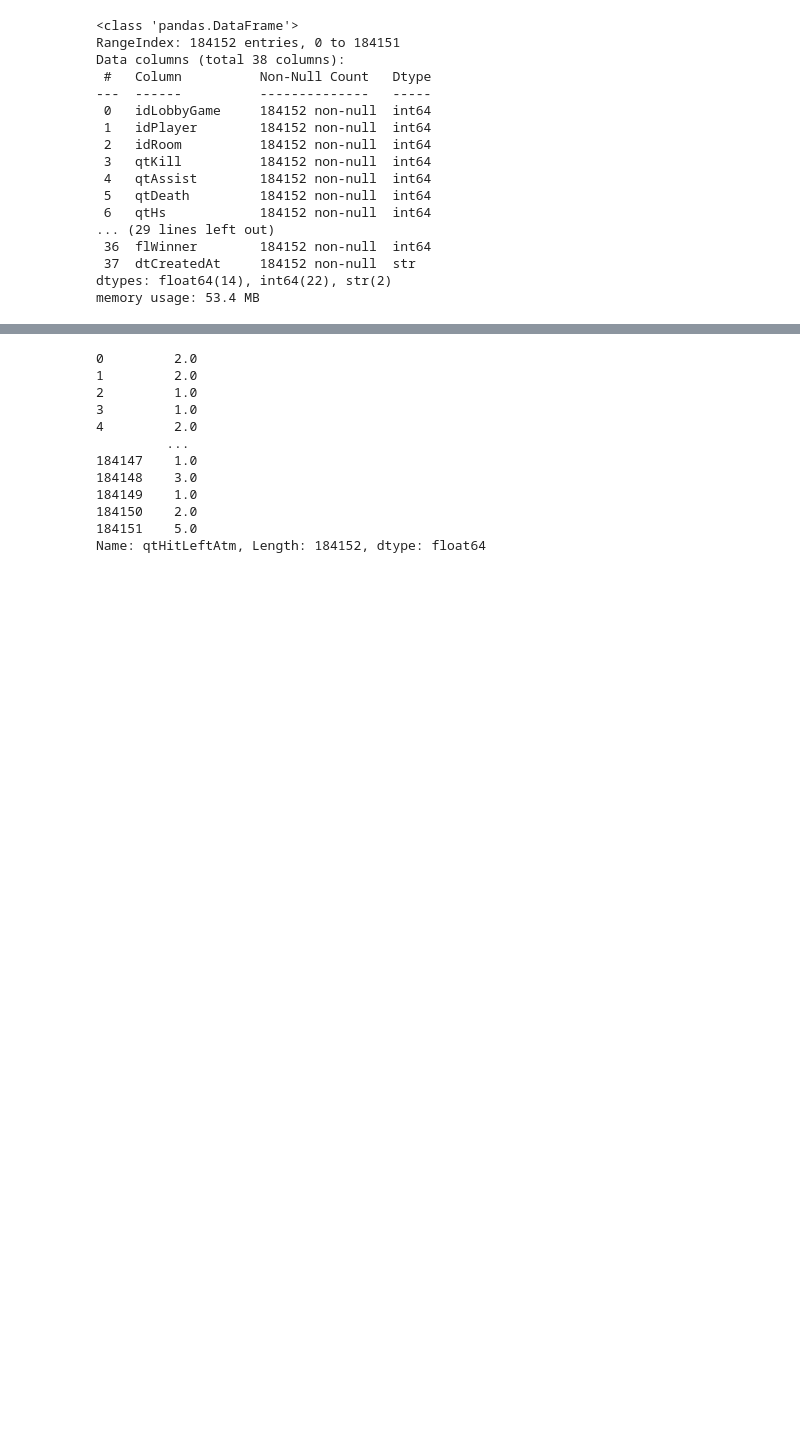
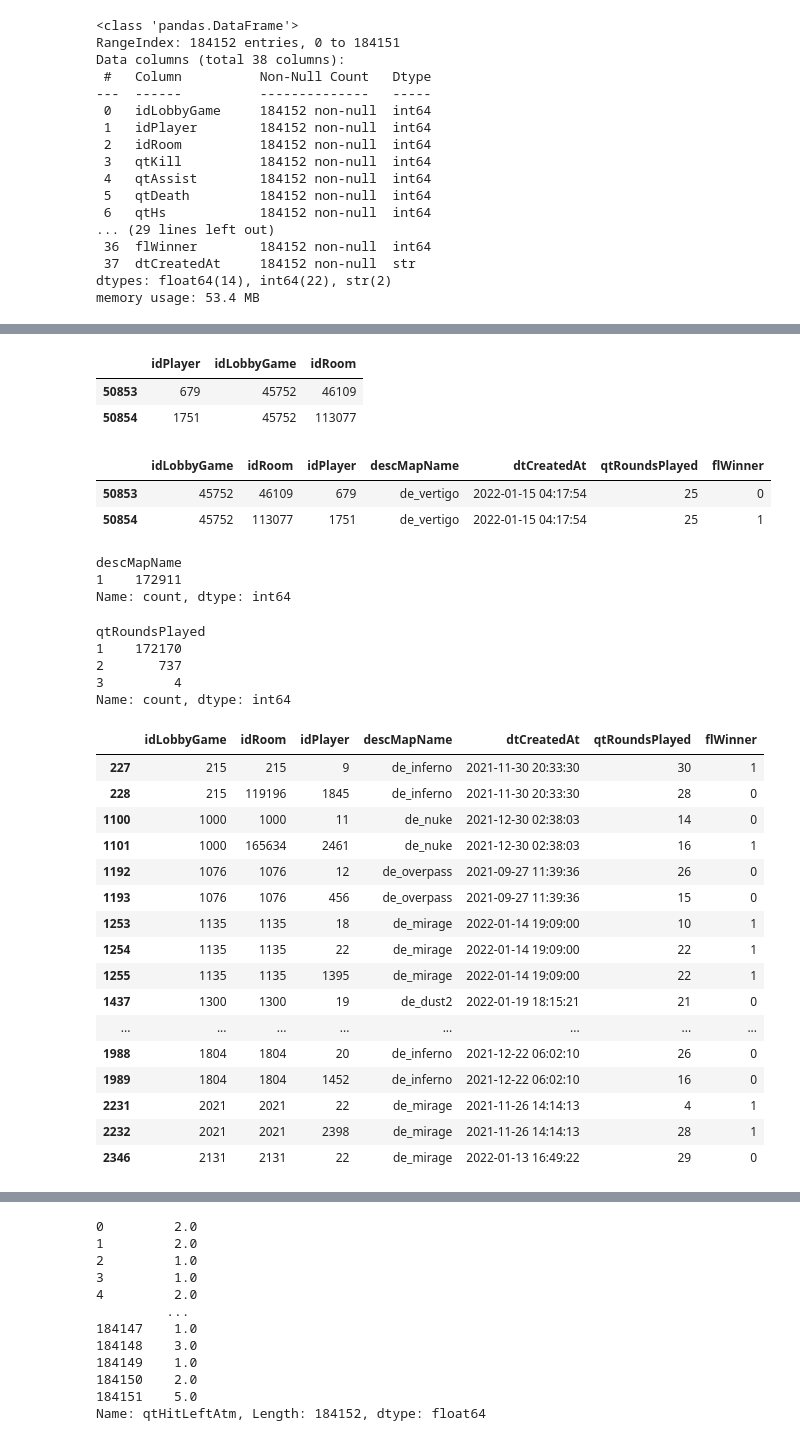
Before and after one commit to lucasccesar/Projeto-IA, a Jupyter notebook: notebooks/00_compreensao_dataset.ipynb, the cells around one changed output, grey strips where cells are left out. Saved outputs shown, nothing was run; the diff lists cells and outputs as text; code cells hidden in the pictures; blank space fills up the shorter version.

```diff
--- a/notebooks/00_compreensao_dataset.ipynb
+++ b/notebooks/00_compreensao_dataset.ipynb
@@ -299,0 +557,80 @@ OBS -> as colunas colunas_float = [
+# %%
+lobby = 45752
+
+df[df['idLobbyGame'] == lobby][
+    ['idPlayer', 'idLobbyGame', 'idRoom']
+].sort_values('idRoom')
+#lobby com 2 rooms
+# %% [output]
+|  | idPlayer | idLobbyGame | idRoom |
+| 50853 | 679 | 45752 | 46109 |
+| 50854 | 1751 | 45752 | 113077 |
+# %%
+df[df['idLobbyGame'] == 45752][
+    [
+        'idLobbyGame',
+        'idRoom',
+        'idPlayer',
+        'descMapName',
+        'dtCreatedAt',
+        'qtRoundsPlayed',
+        'flWinner'
+    ]
+].sort_values('idRoom')
+#lobby com 2 rooms
+# %% [output]
+|  | idLobbyGame | idRoom | idPlayer | descMapName | dtCreatedAt | qtRoundsPlayed | flWinner |
+| 50853 | 45752 | 46109 | 679 | de_vertigo | 2022-01-15 04:17:54 | 25 | 0 |
+| 50854 | 45752 | 113077 | 1751 | de_vertigo | 2022-01-15 04:17:54 | 25 | 1 |
+# %%
+df.groupby('idLobbyGame')['descMapName'].nunique().value_counts().sort_index()
+#Todos os idLobbyGame tem apenas um mapa
+# %% [output]
+descMapName
+1    172911
+Name: count, dtype: int64
+# %%
+df.groupby('idLobbyGame')['qtRoundsPlayed'].nunique().value_counts().sort_index()
+#Pequena divergencia na quantidade de rounds, desconexões -> entrada de completes
+# %% [output]
+qtRoundsPlayed
+1    172170
+2       737
+3         4
+Name: count, dtype: int64
+# %%
+rounds_por_lobby = df.groupby('idLobbyGame')['qtRoundsPlayed'].nunique()
+
+lobbies_divergentes = rounds_por_lobby[
+    rounds_por_lobby > 1
+].index
+
+df[df['idLobbyGame'].isin(lobbies_divergentes)][
+    [
+        'idLobbyGame',
+        'idRoom',
+        'idPlayer',
+        'descMapName',
+        'dtCreatedAt',
+        'qtRoundsPlayed',
+        'flWinner'
+    ]
+].sort_values(['idLobbyGame', 'idRoom']).head(20)
+# %% [output]
+|  | idLobbyGame | idRoom | idPlayer | descMapName | dtCreatedAt | qtRoundsPlayed | flWinner |
+| 227 | 215 | 215 | 9 | de_inferno | 2021-11-30 20:33:30 | 30 | 1 |
+| 228 | 215 | 119196 | 1845 | de_inferno | 2021-11-30 20:33:30 | 28 | 0 |
+| 1100 | 1000 | 1000 | 11 | de_nuke | 2021-12-30 02:38:03 | 14 | 0 |
+| 1101 | 1000 | 165634 | 2461 | de_nuke | 2021-12-30 02:38:03 | 16 | 1 |
+| 1192 | 1076 | 1076 | 12 | de_overpass | 2021-09-27 11:39:36 | 26 | 0 |
+| 1193 | 1076 | 1076 | 456 | de_overpass | 2021-09-27 11:39:36 | 15 | 0 |
+| 1253 | 1135 | 1135 | 18 | de_mirage | 2022-01-14 19:09:00 | 10 | 1 |
+| 1254 | 1135 | 1135 | 22 | de_mirage | 2022-01-14 19:09:00 | 22 | 1 |
+| 1255 | 1135 | 1135 | 1395 | de_mirage | 2022-01-14 19:09:00 | 22 | 1 |
+| 1437 | 1300 | 1300 | 19 | de_dust2 | 2022-01-19 18:15:21 | 21 | 0 |
+| ... | ... | ... | ... | ... | ... | ... | ... |
+| 1988 | 1804 | 1804 | 20 | de_inferno | 2021-12-22 06:02:10 | 26 | 0 |
+| 1989 | 1804 | 1804 | 1452 | de_inferno | 2021-12-22 06:02:10 | 16 | 0 |
+| 2231 | 2021 | 2021 | 22 | de_mirage | 2021-11-26 14:14:13 | 4 | 1 |
+| 2232 | 2021 | 2021 | 2398 | de_mirage | 2021-11-26 14:14:13 | 28 | 1 |
+| 2346 | 2131 | 2131 | 22 | de_mirage | 2022-01-13 16:49:22 | 29 | 0 |
```
Also changed, not shown: parts of 35 cells of this notebook, 1 other file.
